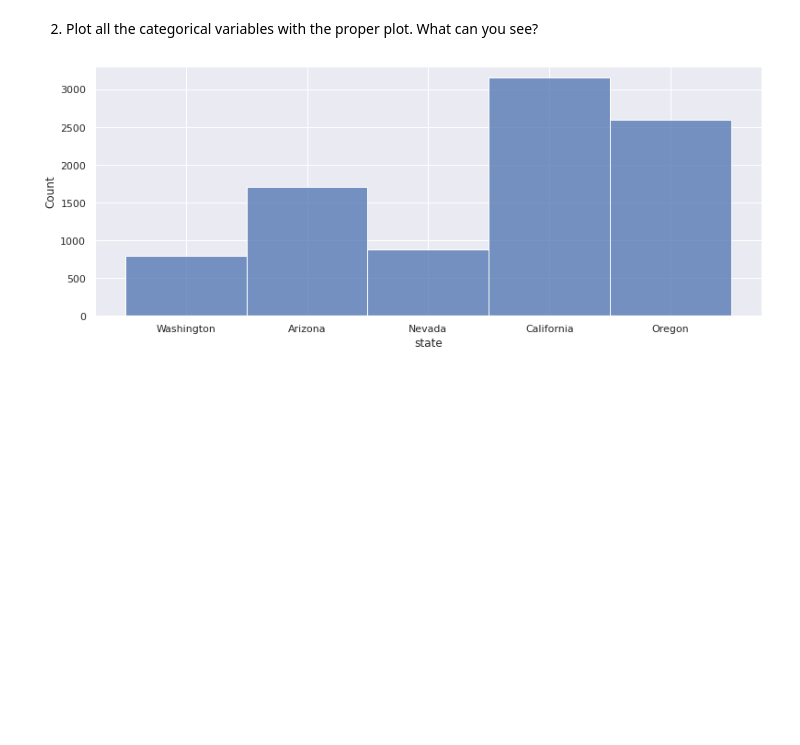
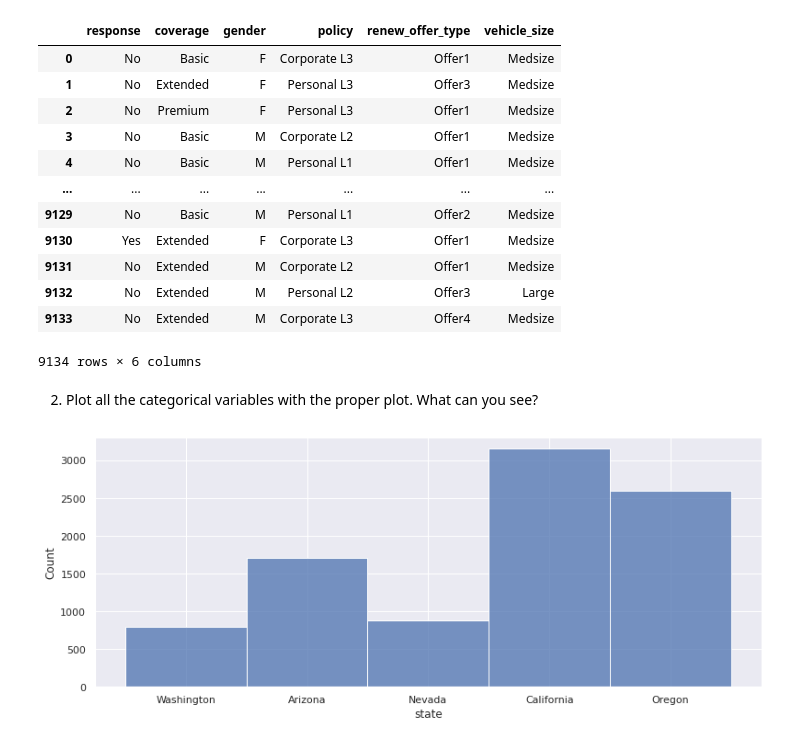
Before and after one commit to jordi-zaragoza/lab-feature-extraction, a Jupyter notebook: Exercise.ipynb, the cells around one changed output. Drawn from its saved outputs; the diff is of its cells as text; code cells hidden in the pictures; blank space fills up the shorter version.

```diff
--- a/Exercise.ipynb
+++ b/Exercise.ipynb
@@ -29,8 +30,24 @@ data.columns = columns2
 # %%
 categorical_df = data.select_dtypes(object)
 # %%
-categorical_df_num = categorical_df.drop(columns =['customer','state','education','employmentstatus','location_code','policy_type','sales_channel','vehicle_class','marital_status'])
+categorical_df_num = categorical_df.drop(columns =['effective_to_date','customer','state','education','employmentstatus','location_code','policy_type','sales_channel','vehicle_class','marital_status'])
 categorical_df_rest = categorical_df[['state','education','employmentstatus','location_code','policy_type','sales_channel','vehicle_class','marital_status']]
+# %%
+categorical_df_num
+# %% [output]
+|  | response | coverage | gender | policy | renew_offer_type | vehicle_size |
+| 0 | No | Basic | F | Corporate L3 | Offer1 | Medsize |
+| 1 | No | Extended | F | Personal L3 | Offer3 | Medsize |
+| 2 | No | Premium | F | Personal L3 | Offer1 | Medsize |
+| 3 | No | Basic | M | Corporate L2 | Offer1 | Medsize |
+| 4 | No | Basic | M | Personal L1 | Offer1 | Medsize |
+| ... | ... | ... | ... | ... | ... | ... |
+| 9129 | No | Basic | M | Personal L1 | Offer2 | Medsize |
+| 9130 | Yes | Extended | F | Corporate L3 | Offer1 | Medsize |
+| 9131 | No | Extended | M | Corporate L2 | Offer1 | Medsize |
+| 9132 | No | Extended | M | Personal L2 | Offer3 | Large |
+| 9133 | No | Extended | M | Corporate L3 | Offer4 | Medsize |
+9134 rows × 6 columns
 # %% [markdown]
 2. Plot all the categorical variables with the proper plot. What can you see?
 # %%
```
Also changed, not shown: parts of 10 cells of this notebook.
